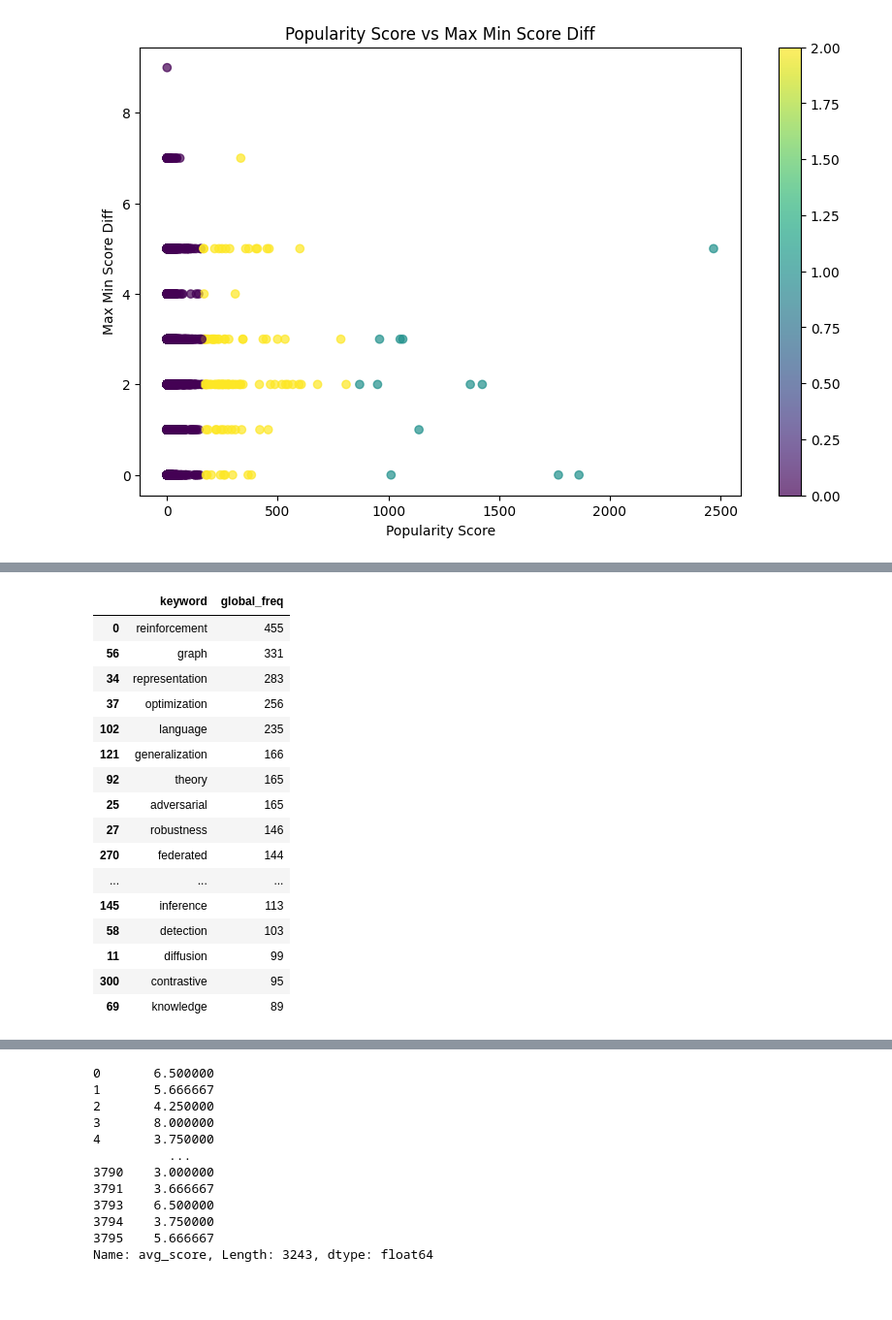
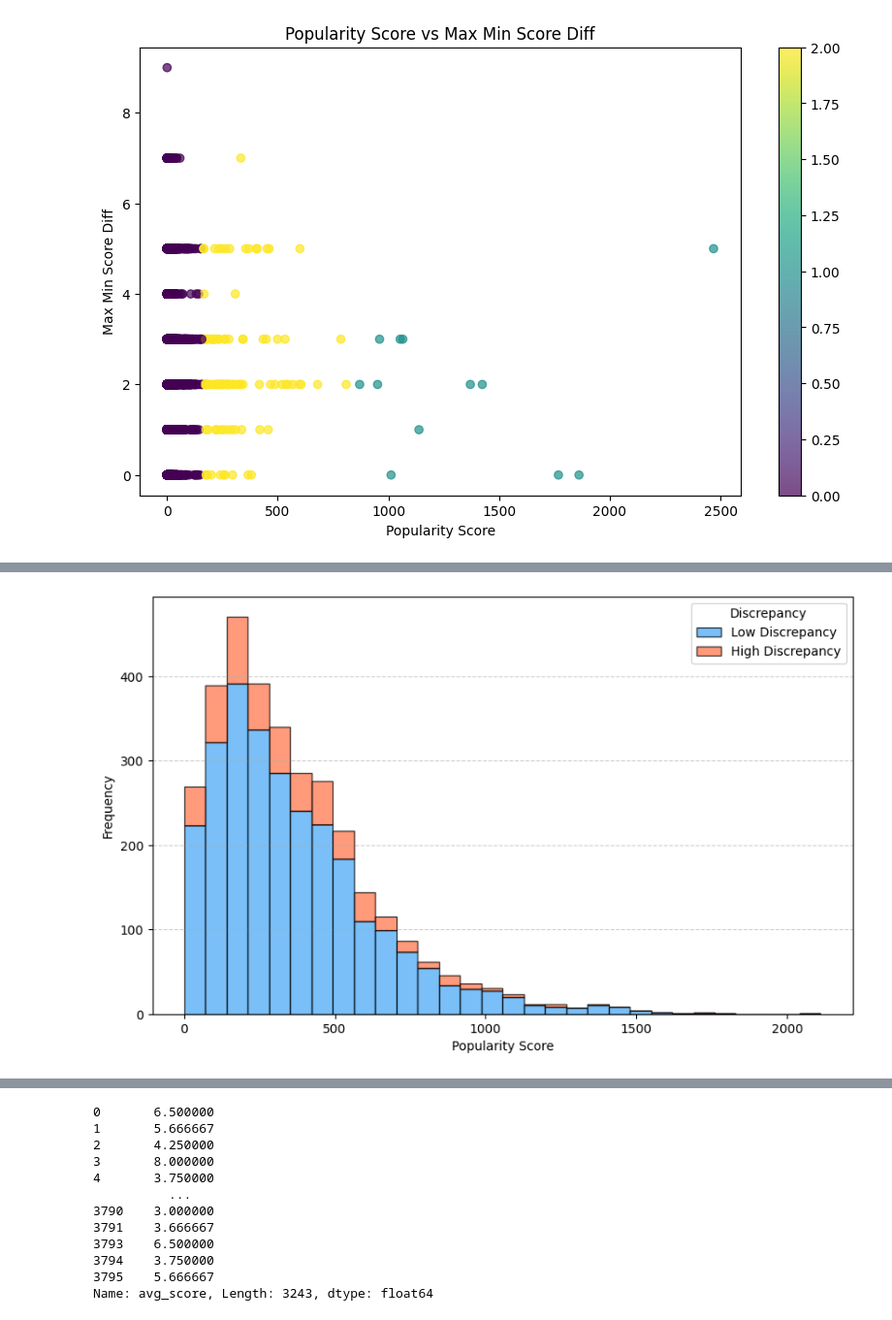
Before and after one commit to halilfarukkaragoz/data-literacy-group16, a Jupyter notebook: halil/citatıon_analysis.ipynb, the cells around one changed output, grey strips where cells are left out. Shown at 97% size. Cells and saved outputs as stored; diff of their text form; code cells hidden in the pictures; blank space fills up the shorter version.

```diff
--- a/halil/citatıon_analysis.ipynb
+++ b/halil/citatıon_analysis.ipynb
@@ -682,20 +753,30 @@ Global Keyword Frequencies:
-# %%
-freq_df.head(20)
-# %% [output]
-|  | keyword | global_freq |
-| 0 | reinforcement | 455 |
-| 56 | graph | 331 |
-| 34 | representation | 283 |
-| 37 | optimization | 256 |
-| 102 | language | 235 |
-| 121 | generalization | 166 |
-| 92 | theory | 165 |
-| 25 | adversarial | 165 |
-| 27 | robustness | 146 |
-| 270 | federated | 144 |
-| ... | ... | ... |
-| 145 | inference | 113 |
-| 58 | detection | 103 |
-| 11 | diffusion | 99 |
-| 300 | contrastive | 95 |
-| 69 | knowledge | 89 |
+# %%
+import matplotlib.pyplot as plt
+
+# Provided color palette
+cluster_colors = {2: "#4CAF50", 0: "#FF7043", 1: "#42A5F5"}  # Green, Orange, Blue
+
+plt.figure(figsize=(10, 6))
+
+high_discrepancy_paper = df[df['max_min_score_diff'] >= 4]
+low_discrepancy_paper = df[df['max_min_score_diff'] < 4]
+
+# Create a stacked histogram so both distributions align on the same bin edges
+plt.hist(
+    [low_discrepancy_paper['popularity_score'], high_discrepancy_paper['popularity_score']],
+    bins=30,
+    stacked=True,
+    color=[cluster_colors[1], cluster_colors[0]],
+    edgecolor='black',
+    linewidth=1,
+    alpha=0.7,
+    label=['Low Discrepancy', 'High Discrepancy']
+)
+
+plt.xlabel("Popularity Score")
+plt.ylabel("Frequency")
+plt.legend(title="Discrepancy")
+plt.grid(axis='y', linestyle='--', alpha=0.6)
+plt.show()
+# %% [output]
+[figure, added]
```
Also changed, not shown: parts of 21 cells of this notebook, 6 other files.
